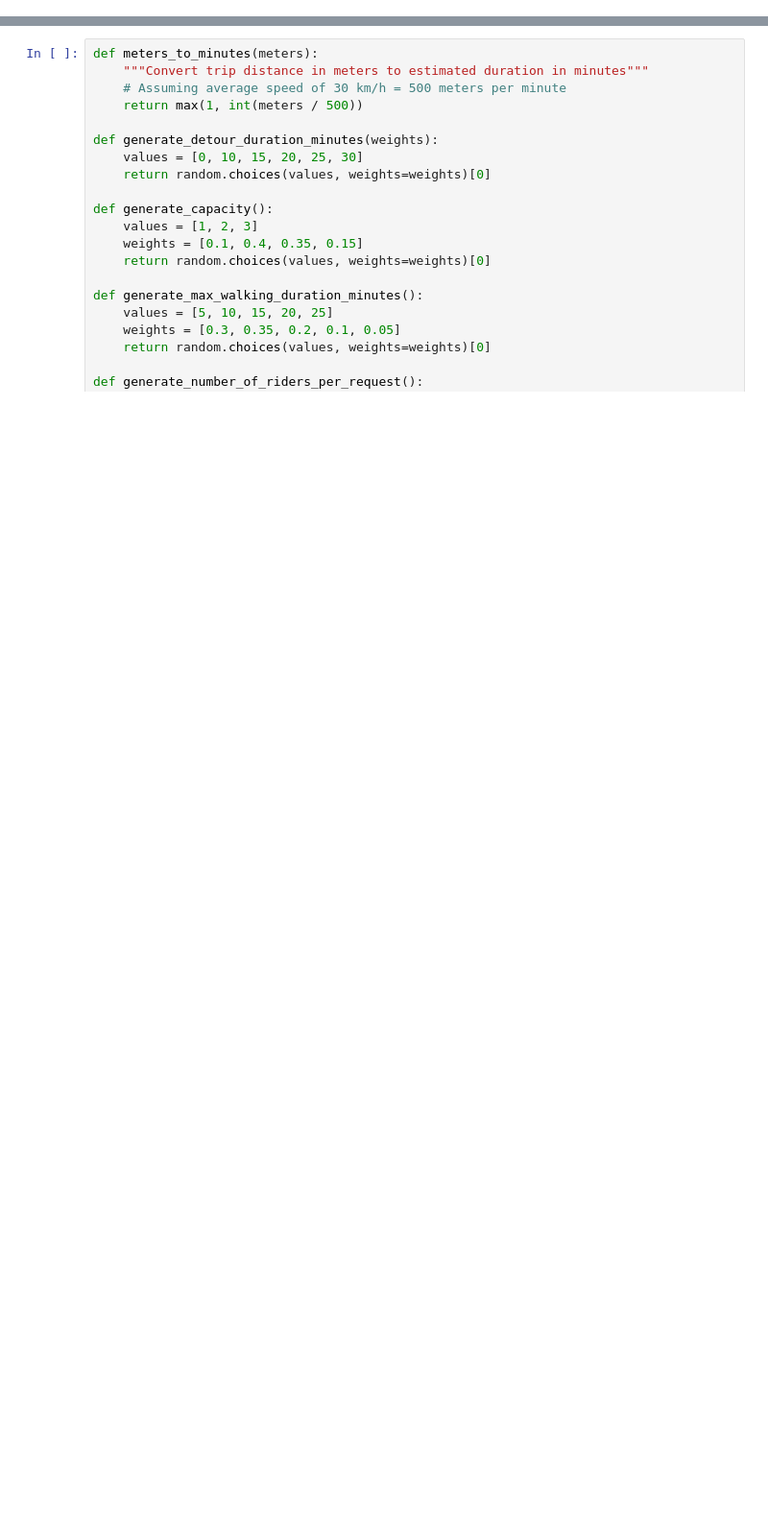
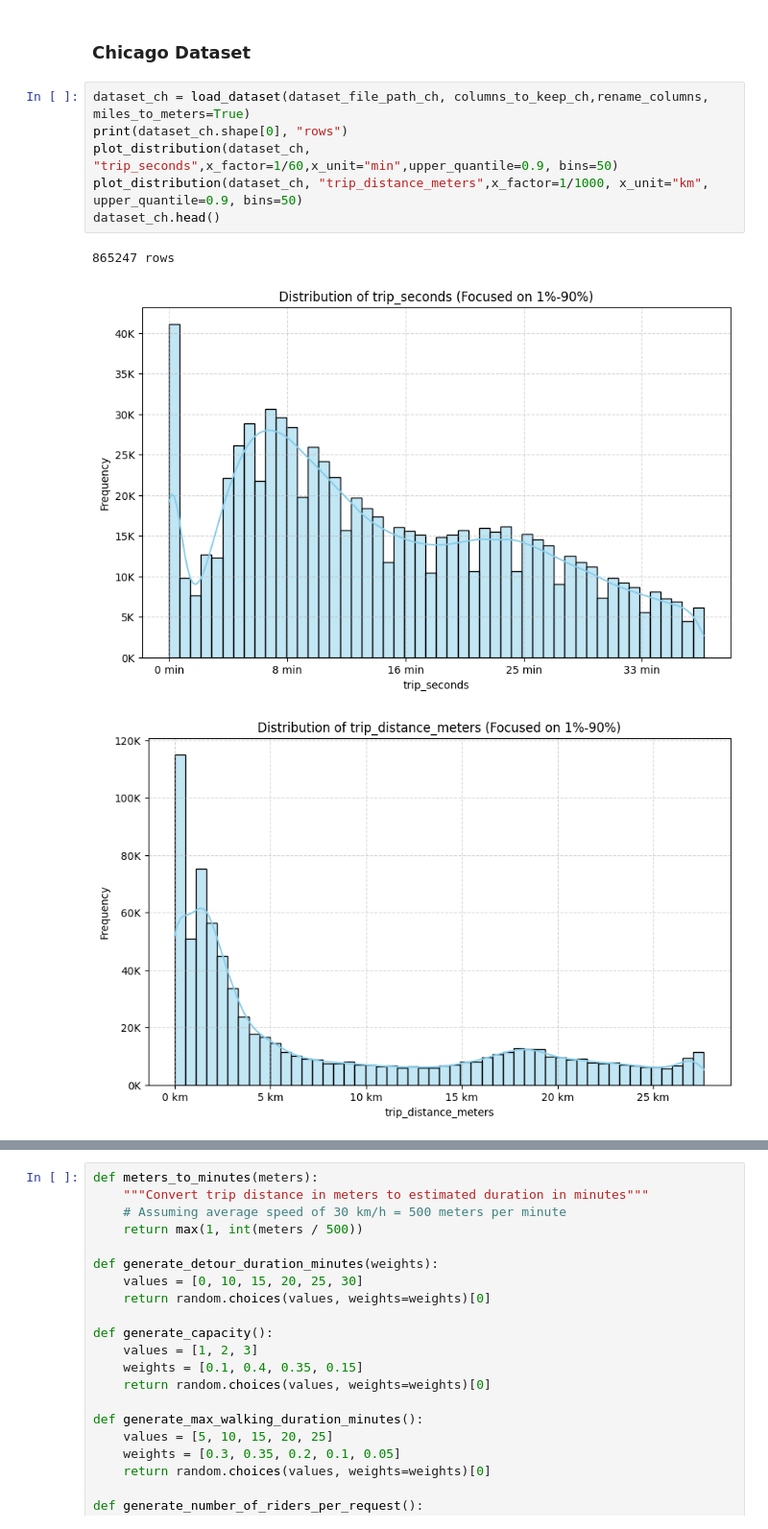
Before and after one commit to carpooling-egy/matching-engine, a Jupyter notebook: testing/datasets.ipynb, the cells around one changed output, grey strips where cells are left out. Shown: that part at 96% size. Drawn from its saved outputs; the diff is of its cells as text; blank space fills up the shorter version.

```diff
--- a/testing/datasets.ipynb
+++ b/testing/datasets.ipynb
@@ -13,0 +262,12 @@ RIDER_RATIO = 0.5
+# %% [markdown]
+### Chicago Dataset
+# %%
+dataset_ch = load_dataset(dataset_file_path_ch, columns_to_keep_ch,rename_columns, miles_to_meters=True)
+print(dataset_ch.shape[0], "rows")
+plot_distribution(dataset_ch, "trip_seconds",x_factor=1/60,x_unit="min",upper_quantile=0.9, bins=50)
+plot_distribution(dataset_ch, "trip_distance_meters",x_factor=1/1000, x_unit="km", upper_quantile=0.9, bins=50)
+dataset_ch.head()
+# %% [output]
+865247 rows
+[figure, added]
+[figure, added]
```
Also changed, not shown: parts of 38 cells of this notebook.
